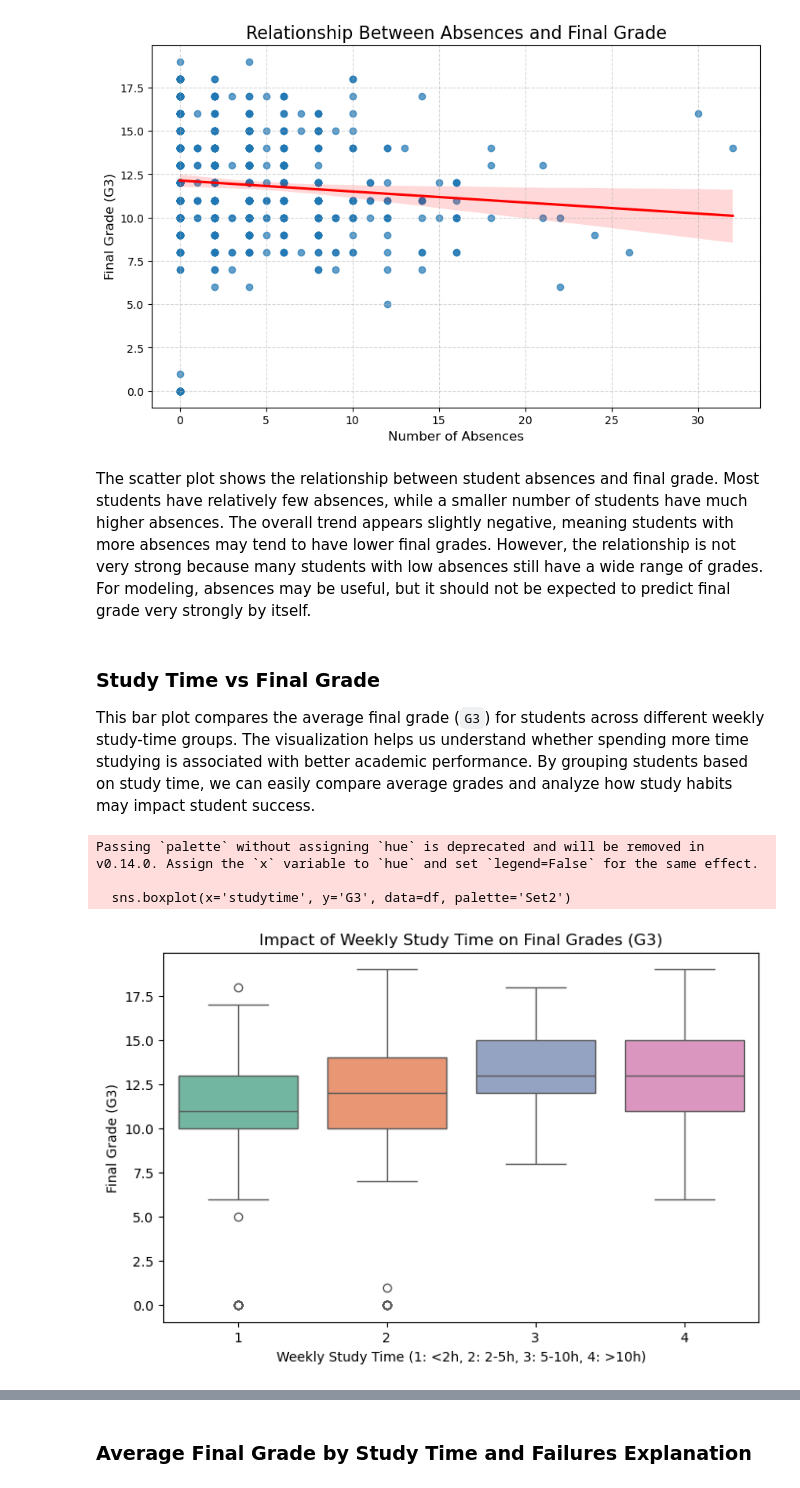
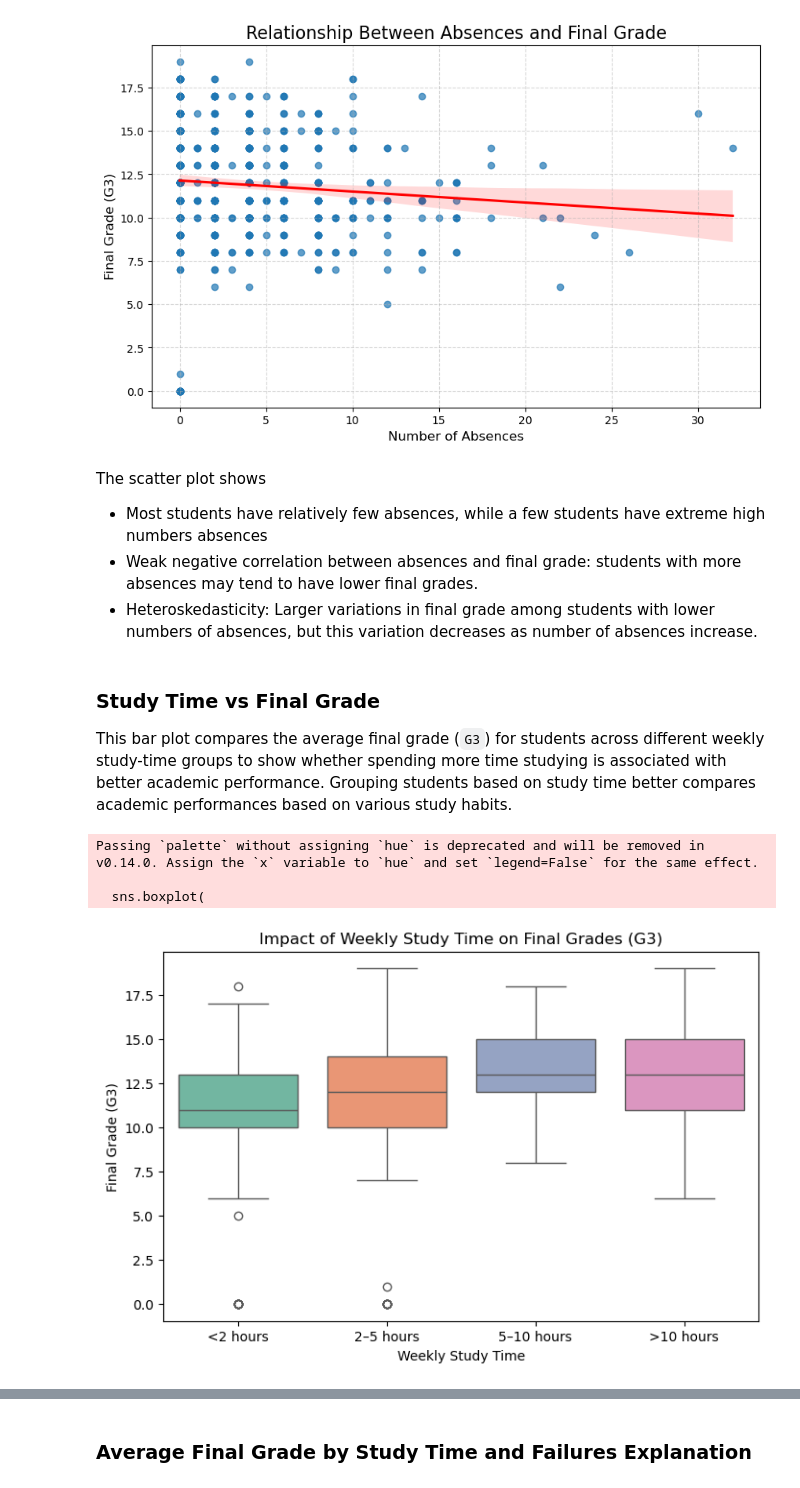
Before and after one commit to OctFog/Math-189-Project, a Jupyter notebook: student_performance.ipynb, the cells around one changed output, grey strips where cells are left out. Drawn from its saved outputs; the diff is of its cells as text; code cells hidden in the pictures.

```diff
--- a/student_performance.ipynb
+++ b/student_performance.ipynb
@@ -213,25 +217,39 @@ plt.show()
 # %% [output]
 [figure]
 # %% [markdown]
-The scatter plot shows the relationship between student absences and final grade. Most students have relatively few absences, while a smaller number of students have much higher absences. The overall trend appears slightly negative, meaning students with more absences may tend to have lower final grades. However, the relationship is not very strong because many students with low absences still have a wide range of grades. For modeling, absences may be useful, but it should not be expected to predict final grade very strongly by itself.
+The scatter plot shows
+* Most students have relatively few absences, while a few students have extreme high numbers absences
+* Weak negative correlation between absences and final grade: students with more absences may tend to have lower final grades.
+* Heteroskedasticity: Larger variations in final grade among students with lower numbers of absences, but this variation decreases as number of absences increase.
 # %% [markdown]
 ### Study Time vs Final Grade
 
-This bar plot compares the average final grade (`G3`) for students across different weekly study-time groups. The visualization helps us understand whether spending more time studying is associated with better academic performance. By grouping students based on study time, we can easily compare average grades and analyze how study habits may impact student success.
+This bar plot compares the average final grade (`G3`) for students across different weekly study-time groups to show whether spending more time studying is associated with better academic performance. Grouping students based on study time better compares academic performances based on various study habits.
 # %%
-# Average final grade based on study time
+studytime_map = {
+    1: "<2 hours",
+    2: "2–5 hours",
+    3: "5–10 hours",
+    4: ">10 hours"
+}
 
 plt.figure(figsize=(8, 5))
-# Using a boxplot to see the median and distribution of grades per study time category
-sns.boxplot(x='studytime', y='G3', data=df, palette='Set2')
 
-plt.title('Impact of Weekly Study Time on Final Grades (G3)')
-plt.xlabel('Weekly Study Time (1: <2h, 2: 2-5h, 3: 5-10h, 4: >10h)')
-plt.ylabel('Final Grade (G3)')
+sns.boxplot(
+    x=df["studytime"].map(studytime_map),
+    y=df["G3"],
+    palette="Set2",
+    order=["<2 hours", "2–5 hours", "5–10 hours", ">10 hours"]
+)
+
+plt.title("Impact of Weekly Study Time on Final Grades (G3)")
+plt.xlabel("Weekly Study Time")
+plt.ylabel("Final Grade (G3)")
+
 plt.show()
 # %% [output]
 Passing `palette` without assigning `hue` is deprecated and will be removed in v0.14.0. Assign the `x` variable to `hue` and set `legend=False` for the same effect.
 
-  sns.boxplot(x='studytime', y='G3', data=df, palette='Set2')
+  sns.boxplot(
-[figure, old version]
+[figure, new version]
 # %% [markdown]
```
Also changed, not shown: parts of 18 cells of this notebook.
